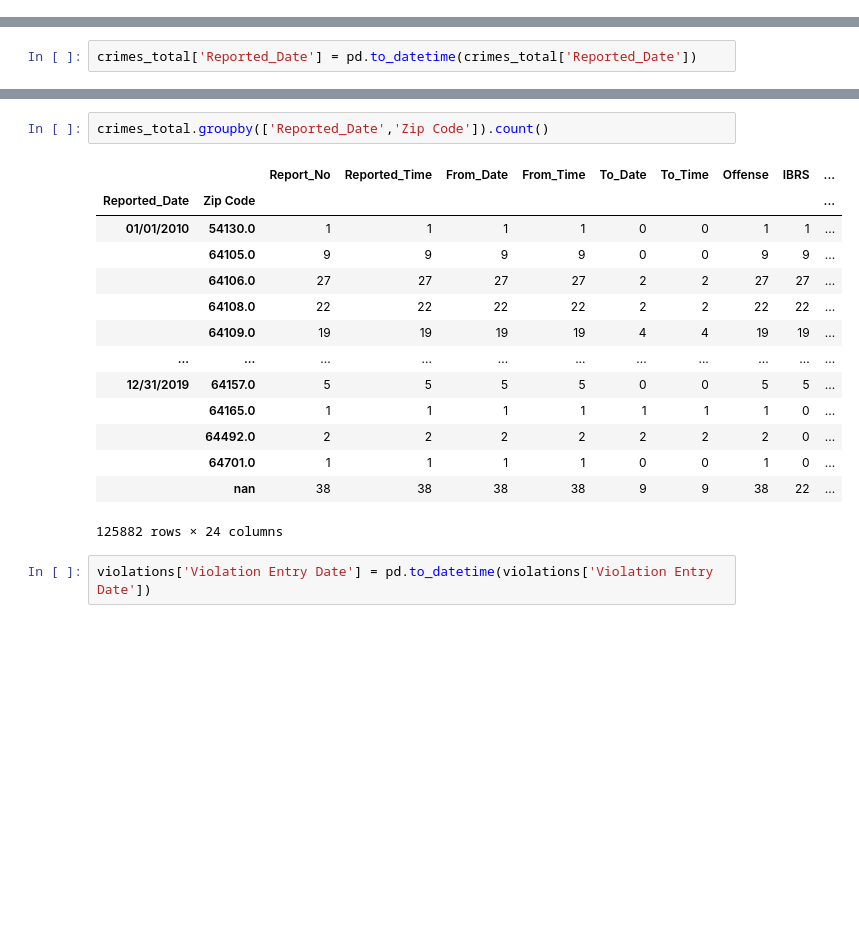
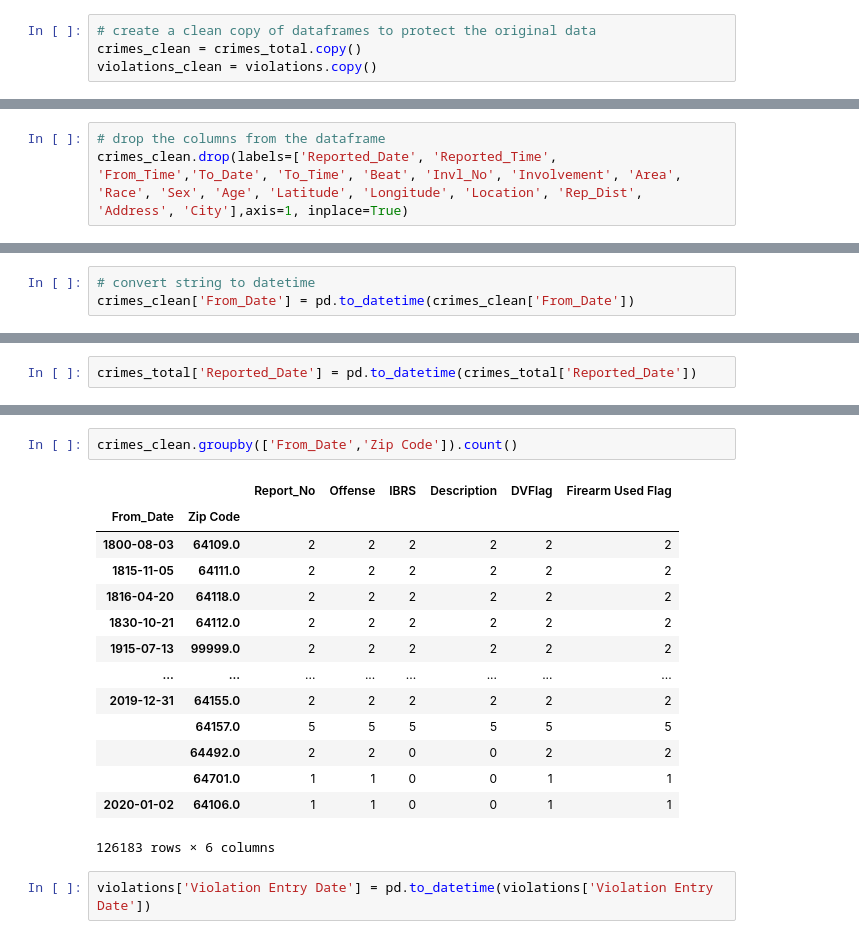
Before and after one commit to sjhaluck/KCMO-Property-and-Crime, a Jupyter notebook: KC_property_crime.ipynb, the cells around one changed output, grey strips where cells are left out. Cells and saved outputs as stored; diff of their text form; blank space fills up the shorter version.

Commit message:
feat: clean the dataframe of unnecessary variables, formatting dates to datetime

```diff
--- a/KC_property_crime.ipynb
+++ b/KC_property_crime.ipynb
@@ -275,0 +320,4 @@ memory usage: 136.4+ MB
+# %%
+# create a clean copy of dataframes to protect the original data
+crimes_clean = crimes_total.copy()
+violations_clean = violations.copy()
@@ -275,0 +331,3 @@ memory usage: 136.4+ MB
+# %%
+# drop the columns from the dataframe
+crimes_clean.drop(labels=['Reported_Date', 'Reported_Time', 'From_Time','To_Date', 'To_Time', 'Beat', 'Invl_No', 'Involvement', 'Area', 'Race', 'Sex', 'Age', 'Latitude', 'Longitude', 'Location', 'Rep_Dist', 'Address', 'City'],axis=1, inplace=True)
@@ -275,0 +374,3 @@ memory usage: 136.4+ MB
+# %%
+# convert string to datetime
+crimes_clean['From_Date'] = pd.to_datetime(crimes_clean['From_Date'])
@@ -297,22 +455,22 @@ crimes_total['Zip Code'].value_counts().head(40)
 64161      3352
 Name: Zip Code, dtype: int64
 # %%
-crimes_total.groupby(['Reported_Date','Zip Code']).count()
+crimes_clean.groupby(['From_Date','Zip Code']).count()
 # %% [output]
-|  |  | Report_No | Reported_Time | From_Date | From_Time | To_Date | To_Time | Offense | IBRS | ... |
-| Reported_Date | Zip Code |  |  |  |  |  |  |  |  | ... |
-| 01/01/2010 | 54130.0 | 1 | 1 | 1 | 1 | 0 | 0 | 1 | 1 | ... |
-|  | 64105.0 | 9 | 9 | 9 | 9 | 0 | 0 | 9 | 9 | ... |
-|  | 64106.0 | 27 | 27 | 27 | 27 | 2 | 2 | 27 | 27 | ... |
-|  | 64108.0 | 22 | 22 | 22 | 22 | 2 | 2 | 22 | 22 | ... |
-|  | 64109.0 | 19 | 19 | 19 | 19 | 4 | 4 | 19 | 19 | ... |
-| ... | ... | ... | ... | ... | ... | ... | ... | ... | ... | ... |
-| 12/31/2019 | 64157.0 | 5 | 5 | 5 | 5 | 0 | 0 | 5 | 5 | ... |
-|  | 64165.0 | 1 | 1 | 1 | 1 | 1 | 1 | 1 | 0 | ... |
-|  | 64492.0 | 2 | 2 | 2 | 2 | 2 | 2 | 2 | 0 | ... |
-|  | 64701.0 | 1 | 1 | 1 | 1 | 0 | 0 | 1 | 0 | ... |
-|  | nan | 38 | 38 | 38 | 38 | 9 | 9 | 38 | 22 | ... |
+|  |  | Report_No | Offense | IBRS | Description | DVFlag | Firearm Used Flag |
+| From_Date | Zip Code |  |  |  |  |  |  |
+| 1800-08-03 | 64109.0 | 2 | 2 | 2 | 2 | 2 | 2 |
+| 1815-11-05 | 64111.0 | 2 | 2 | 2 | 2 | 2 | 2 |
+| 1816-04-20 | 64118.0 | 2 | 2 | 2 | 2 | 2 | 2 |
+| 1830-10-21 | 64112.0 | 2 | 2 | 2 | 2 | 2 | 2 |
+| 1915-07-13 | 99999.0 | 2 | 2 | 2 | 2 | 2 | 2 |
+| ... | ... | ... | ... | ... | ... | ... | ... |
+| 2019-12-31 | 64155.0 | 2 | 2 | 2 | 2 | 2 | 2 |
+|  | 64157.0 | 5 | 5 | 5 | 5 | 5 | 5 |
+|  | 64492.0 | 2 | 2 | 0 | 0 | 2 | 2 |
+|  | 64701.0 | 1 | 1 | 0 | 0 | 1 | 1 |
+| 2020-01-02 | 64106.0 | 1 | 1 | 0 | 0 | 1 | 1 |
-125882 rows × 24 columns
+126183 rows × 6 columns
 # %%
 violations['Violation Entry Date'] = pd.to_datetime(violations['Violation Entry Date'])
 # %%
```
Also changed, not shown: parts of 29 cells of this notebook.
